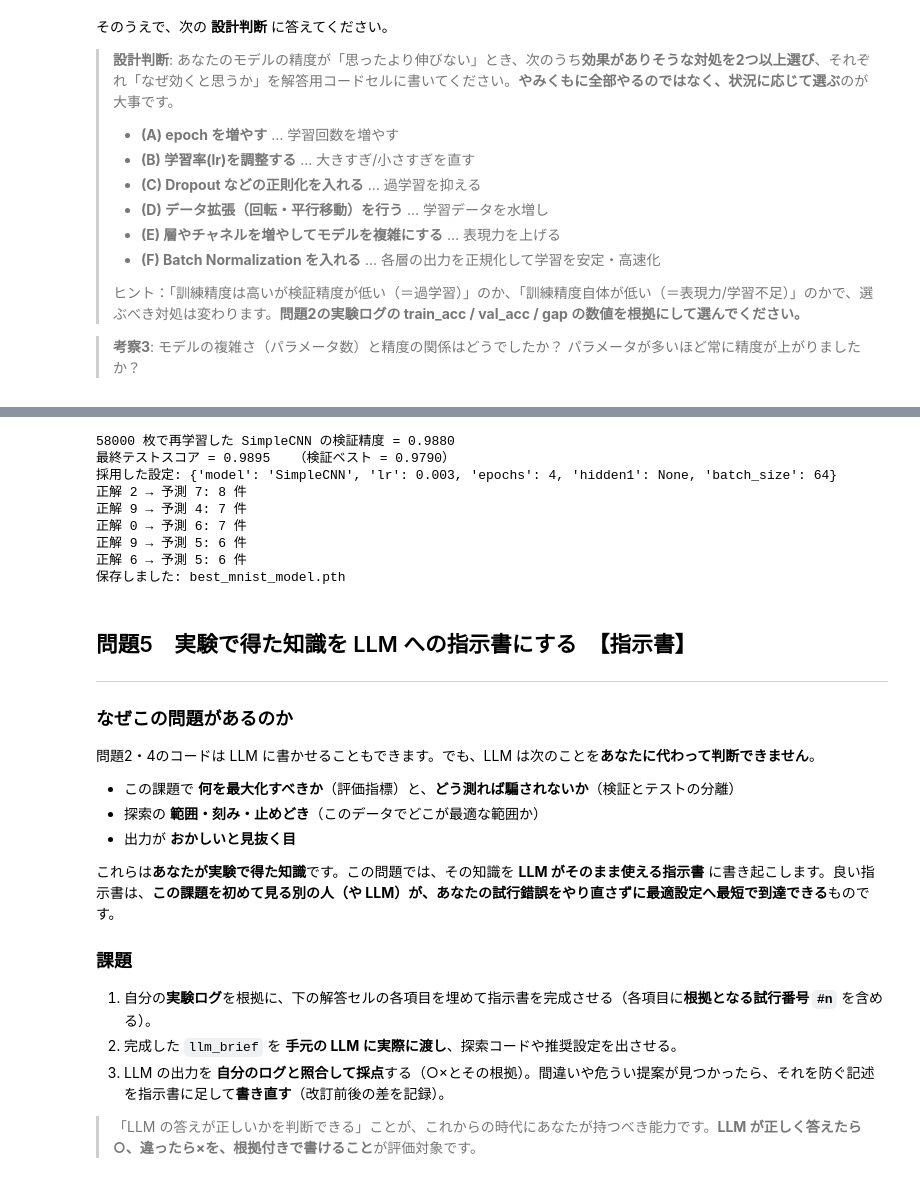
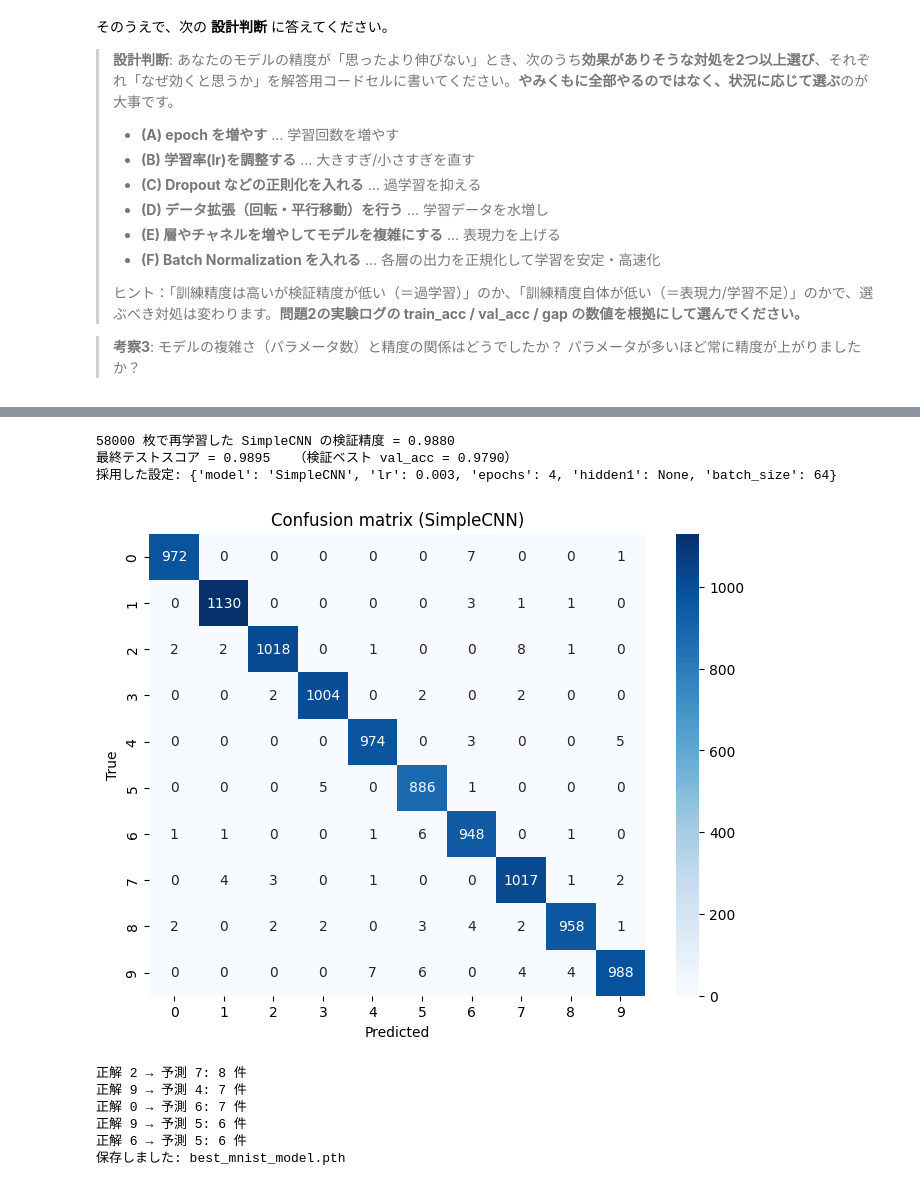
Before and after one commit to ShotaYmzk/AI-kadai, a Jupyter notebook: 解答/q16.ipynb, the cells around one changed output, grey strips where cells are left out. Saved outputs shown, nothing was run; the diff lists cells and outputs as text; code cells hidden in the pictures.

```diff
--- a/解答/q16.ipynb
+++ b/解答/q16.ipynb
@@ -199,10 +197,13 @@ val_loader = DataLoader(Subset(train_dataset, range(50000, 52000)), batch_size=5
 # ==== 試行錯誤の記録帳（この回の全実験がここに溜まる。中身を読んで使い方を理解しておくこと）====
 class Lab:
     """試行錯誤の記録帳。何回でも log() でき、表・グラフ・診断レポートにできる。
-    ・スコア（score）は「検証用スコア（CV）」だけを記録する。テストデータは final_test() で1回だけ。"""
+    ・スコア（score）は「検証用スコア（CV など）」だけを記録する。テストデータは final_test() で1回だけ。
+    ・bounds = {パラメータ名: (下限, 上限)} … それ以上広げられない値（例：k の下限 2）。ベストがここにあっても「端」と警告しない。
+    ・ignore = {パラメータ名: [値, ...]} … 範囲の計算から外す特別な値（例：正則化なしを表す alpha=0）。"""
 
-    def __init__(self, name, score_name="cv_score", higher_is_better=True):
+    def __init__(self, name, score_name="cv_score", higher_is_better=True, bounds=None, ignore=None):
         self.name, self.score_name, self.hib = name, score_name, higher_is_better
+        self.bounds, self.ignore = bounds or {}, ignore or {}
         self.rows, self.test_result = [], None
 
     def seen(self, params):
@@ -229,6 +230,8 @@ class Lab:
 
     def plot(self, x, group=None, logx=True, query=None):
         """パラメータ x とスコアの関係（group ごとに線を分ける）と、試行回数ごとのベスト更新の推移。"""
+        if not self.rows:
+            print("まだ試行がありません（上の探索セルの TODO() を埋めて実行してください）"); return
         import matplotlib.pyplot as plt
         d = self.df()
         dd = d.query(query) if query else d
@@ -245,20 +248,24 @@ class Lab:
 
     def report(self, min_trials=15):
         """探索の質の自己診断：回数・カバー範囲・端に張り付いていないか・仮説を書いたか。"""
-        import numpy as np
+        if not self.rows:
+            print("まだ試行がありません（上の探索セルの TODO() を埋めて実行してください）"); return
         d, n = self.df(), len(self.rows)
         print(f"■ 試行回数: {n}（目安 {min_trials} 回以上） → {'OK' if n >= min_trials else 'まだ足りない'}")
         keys = list(self.rows[0]["params"]) if n else []
         b = self.best()
         print(f"■ ベスト: trial#{b['trial']} {b['params']}  {self.score_name}={b['score']:.4f}")
         for k in keys:
-            vals = [r["params"][k] for r in self.rows]
+            vals = [r["params"][k] for r in self.rows if r["params"][k] not in self.ignore.get(k, [])]
             uniq = sorted(set(map(str, vals)))
             line = f"■ {k}: {len(uniq)} 種類を試した"
             nums = [v for v in vals if isinstance(v, (int, float)) and not isinstance(v, bool)]
-            if len(nums) == len(vals) and len(set(nums)) > 2:
-                edge = k != "seed" and b["params"][k] in (min(nums), max(nums))
-                line += f"（範囲 {min(nums):g}〜{max(nums):g}）" + (" ⚠ ベストが探索範囲の端 → 範囲を広げて確かめよう" if edge else "")
+            if k != "seed" and vals and len(nums) == len(vals) and len(set(nums)) > 2:
+                lo, hi = min(nums), max(nums)
+                blo, bhi = self.bounds.get(k, (None, None))
+                bv = b["params"][k]
+                edge = (bv == lo and lo != blo) or (bv == hi and hi != bhi)
+                line += f"（範囲 {lo:g}〜{hi:g}）" + (" ⚠ ベストが探索範囲の端 → 範囲を広げて確かめよう" if edge else "")
             print(line)
         w = sum(1 for r in self.rows if len(r["hypothesis"]) >= 8)
         print(f"■ 仮説を書いた試行: {w}/{n}" + ("" if w == n else " ⚠ 何を確かめる試行か毎回書こう"))
@@ -266,17 +273,24 @@ class Lab:
             third = n // 3
             print(f"■ 前半の最高 {d[self.score_name][:third].max():.4f} → 後半の最高 {d[self.score_name][-third:].max():.4f}")
 
-    def final_test(self, score_fn):
-        """テストデータでの最終評価。1回しか実行できない（2回目以降はエラー）。"""
+    def final_test(self, score_fn, name="最終テストスコア", compare=True):
+        """テストデータでの最終評価。1回しか実行できない（2回目以降はエラー）。
+        compare=False は、検証スコアと別の指標で評価するとき（並べて比べられないので表示しない）。"""
         if self.test_result is not None:
             raise RuntimeError(f"テストは既に使用済みです（結果 {self.test_result:.4f}）。テストを見て設定を変えるのはデータリークです。")
         self.test_result = float(score_fn())
-        print(f"最終テストスコア = {self.test_result:.4f}   （検証ベスト = {self.best()['score']:.4f}）")
+        print(f"{name} = {self.test_result:.4f}"
+              + (f"   （検証ベスト {self.score_name} = {self.best()['score']:.4f}）" if compare else ""))
         return self.test_result
 
     def save(self, path=None):
         path = path or f"{self.name}_log.csv"
         self.df().to_csv(path, index=False, encoding="utf-8-sig"); print("保存:", path)
+
+
+def TODO():
+    """「★あなたが書く★」の空欄。自分のコードに置き換えるまで、実行するとここで止まる。"""
+    raise NotImplementedError("★あなたが書く★ の空欄（TODO()）がまだ残っています。自分のコードに書き換えてから再実行してください。")
 # %% [markdown]
 ## 問題1　3モデルの構造を読み解く　【説明】
 ***
@@ -877,7 +896,11 @@ reflection3 = """
 > **考察4**: 混同行列の「対角線」は何を表しますか？ また、特定の数字だけ誤分類が多い場合、それはデータの問題（その数字の枚数が少ない等）かモデルの問題か、どう切り分けますか？
 # %%
 # === 完成済みコード：最良設定で再学習し、テストデータで「1回だけ」最終評価する ===
-FINAL = dict(lab.best()["params"])   # 既定は検証最良。選び直すなら書き換える（理由は解答欄へ）
+# 第17回は SimpleCNN の構造で重みを読み込むので、保存するモデルは SimpleCNN にする（SimpleCNN の中で検証最良の設定を既定にする）
+cnn_rows = [r for r in lab.rows if r["params"]["model"] == "SimpleCNN"]
+FINAL = dict(max(cnn_rows, key=lambda r: r["score"])["params"])   # 選び直すなら書き換える（理由は解答欄へ）
+if FINAL != lab.best()["params"]:
+    print("注意: 全体の検証最良は", lab.best()["params"], "→ 第17回で使うため SimpleCNN の最良を採用します")
 best = FINAL["model"]
 EPOCHS, LR = FINAL["epochs"], FINAL["lr"]     # 第17回で再学習する場合のために残す
 torch.manual_seed(0)
@@ -896,40 +919,41 @@ with torch.no_grad():
         images = images.to(device)
         # ★あなたが書く★：best_model の出力から予測ラベル preds を求める（1行）
         #   ヒント: model(images) の出力（logits）に .argmax(dim=1) を取り、.cpu() で CPU へ
         preds = best_model(images).argmax(dim=1).cpu()
         y_pred.extend(preds.numpy())
         y_true.extend(labels.numpy())
 
 lab.final_test(lambda: float(np.mean(np.array(y_true) == np.array(y_pred))))   # ← テストの評価はここで1回だけ
 print("採用した設定:", FINAL)
 
 # 混同行列のヒートマップ
 cm = confusion_matrix(y_true, y_pred)
 plt.figure(figsize=(8, 6))
 sns.heatmap(cm, annot=True, fmt="d", cmap="Blues")
 plt.xlabel("Predicted")
 plt.ylabel("True")
 plt.title(f"Confusion matrix ({best})")
 plt.show()
 
 # 混同の多い（正解 → 予測）ペア上位 5 件（対角線＝正解は除く）。ヒートマップと見比べる
 _off = [(cm[i, j], i, j) for i in range(10) for j in range(10) if i != j]
 for _n, _i, _j in sorted(_off, reverse=True)[:5]:
     print(f"正解 {_i} → 予測 {_j}: {_n} 件")
 
 # 第17回で使うモデルを保存
 torch.save(best_model.state_dict(), "best_mnist_model.pth")
 print("保存しました: best_mnist_model.pth")
 # %% [output]
 58000 枚で再学習した SimpleCNN の検証精度 = 0.9880
-最終テストスコア = 0.9895   （検証ベスト = 0.9790）
+最終テストスコア = 0.9895   （検証ベスト val_acc = 0.9790）
 採用した設定: {'model': 'SimpleCNN', 'lr': 0.003, 'epochs': 4, 'hidden1': None, 'batch_size': 64}
-正解 2 → 予測 7: 8 件
-正解 9 → 予測 4: 7 件
-正解 0 → 予測 6: 7 件
-正解 9 → 予測 5: 6 件
-正解 6 → 予測 5: 6 件
-保存しました: best_mnist_model.pth
+[figure, added]
+正解 2 → 予測 7: 8 件
+正解 9 → 予測 4: 7 件
+正解 0 → 予測 6: 7 件
+正解 9 → 予測 5: 6 件
+正解 6 → 予測 5: 6 件
+保存しました: best_mnist_model.pth
 # %%
 # === ✍️ 問題4 解答（採点対象）===
 
@@ -965,24 +989,3 @@ answer_4_e = """
 answer_4_f = """
 最終テスト精度は 0.9895。検証精度は、探索時の最良（2000 枚・12000 枚学習）が 0.9790、58000 枚で再学習後が 0.9880。再学習後の検証（0.9880）とテスト（0.9895）の差は 0.0015 で、ほぼ一致している（検証 2000 枚の 1 件が 0.0005）。探索時の 0.9790 が低いのは、学習枚数が 12000 枚と少なかったため。報告する性能は、探索に使っていないテストの 0.9895。
 """
-# %% [markdown]
-## 問題5　実験で得た知識を LLM への指示書にする　【指示書】
-***
-
-### なぜこの問題があるのか
-
-問題2・4のコードは LLM に書かせることもできます。でも、LLM は次のことを**あなたに代わって判断できません**。
-
-- この課題で **何を最大化すべきか**（評価指標）と、**どう測れば騙されないか**（検証とテストの分離）
-- 探索の **範囲・刻み・止めどき**（このデータでどこが最適な範囲か）
-- 出力が **おかしいと見抜く目**
-
-これらは**あなたが実験で得た知識**です。この問題では、その知識を **LLM がそのまま使える指示書** に書き起こします。良い指示書は、**この課題を初めて見る別の人（や LLM）が、あなたの試行錯誤をやり直さずに最適設定へ最短で到達できる**ものです。
-
-### 課題
-
-1. 自分の**実験ログ**を根拠に、下の解答セルの各項目を埋めて指示書を完成させる（各項目に**根拠となる試行番号 `#n`** を含める）。
-2. 完成した `llm_brief` を **手元の LLM に実際に渡し**、探索コードや推奨設定を出させる。
-3. LLM の出力を **自分のログと照合して採点**する（○×とその根拠）。間違いや危うい提案が見つかったら、それを防ぐ記述を指示書に足して**書き直す**（改訂前後の差を記録）。
-
-> 「LLM の答えが正しいかを判断できる」ことが、これからの時代にあなたが持つべき能力です。**LLM が正しく答えたら○、違ったら×を、根拠付きで書けること**が評価対象です。
```
Also changed, not shown: parts of 14 cells of this notebook, 22 other files.
